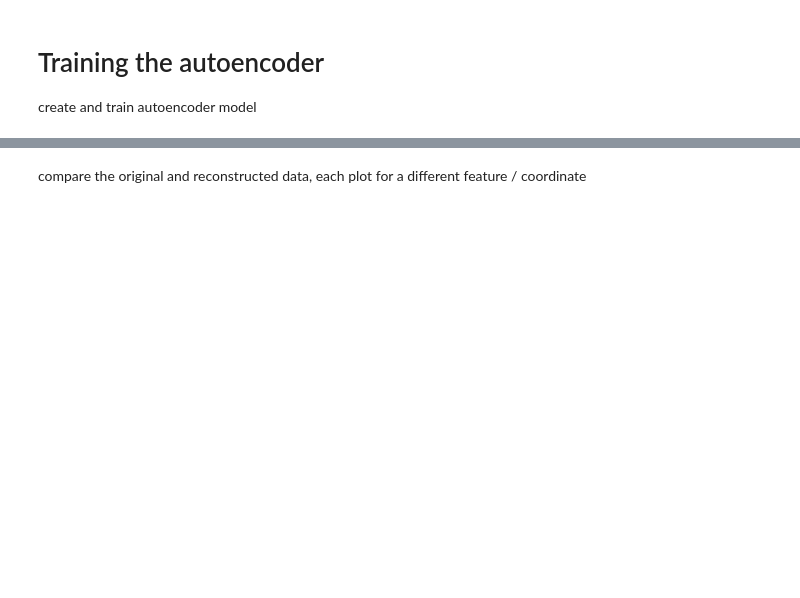
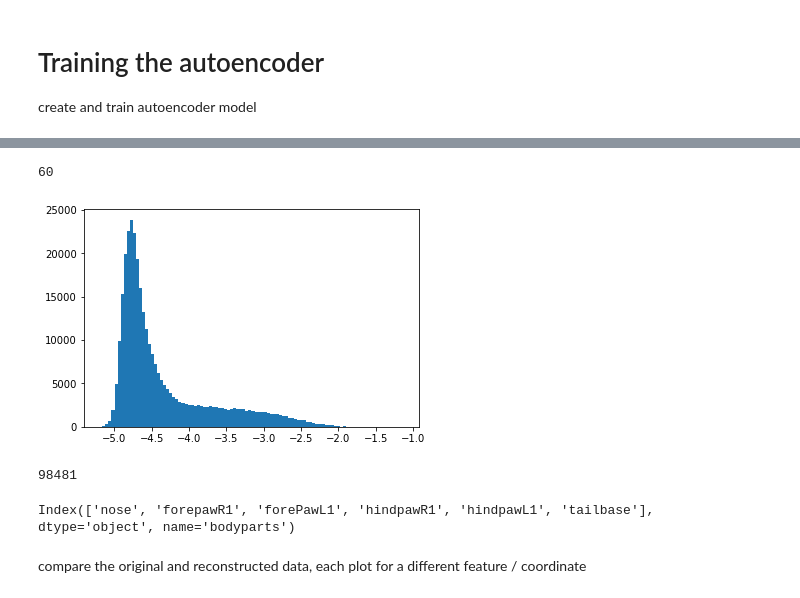
Before and after one commit to ysterin/deep_cluster, a Jupyter notebook: deep_cluster/autoencoder KMeans.ipynb, the cells around one changed output, grey strips where cells are left out. Cells and saved outputs as stored; diff of their text form; code cells hidden in the pictures; blank space fills up the shorter version.

```diff
--- a/deep_cluster/autoencoder KMeans.ipynb
+++ b/deep_cluster/autoencoder KMeans.ipynb
@@ -58,0 +95,12 @@ create and train autoencoder model
+# %%
+from simple_autoencoder import Autoencoder, PLAutoencoder
+from dataloader import LandmarksDataModule
+seqlen = 60
+to_drop = ['head', 'forepawR2', 'forePawL2', 'chest1', 'chest2', 'belly1', 'belly2', 'hindpawR2',
+           'hindpawR3', 'hindpawL2', 'hindpawL3', 'tail1', 'tail2','tail3']
+dm = LandmarksDataModule(landmark_files, seqlen=seqlen, step=3, to_drop=to_drop)
+dm.prepare_data()
+n_parts = len(dm.data_frames[0].columns.levels[0])
+model = PLAutoencoder(landmark_files, n_neurons=[2*n_parts*seqlen, 1024, 512, 30], lr=3e-4, patience=20, dropout=0.0)
+trainer = pl.Trainer(gpus=1, progress_bar_refresh_rate=10, max_epochs=20, logger=pl.loggers.WandbLogger("landmarks autoencoder"), log_every_n_steps=1)
+# trainer.fit(model)
@@ -58,0 +111,2 @@ create and train autoencoder model
+# %%
+trainer.fit(model, dm)
@@ -74,3 +162,45 @@ torch.save(model.state_dict(), model_dir / 'model.pt')
+# %%
+from torch.utils.data import Dataset, ConcatDataset, Subset
+import bisect
+
+def find_sub_dataset(ds: ConcatDataset, idx):
+    dataset_idx = bisect.bisect_right(ds.cumulative_sizes, idx)
+    if dataset_idx == 0:
+        sample_idx = idx
+    else:
+        sample_idx = idx - ds.cumulative_sizes[dataset_idx - 1]
+    return ds.datasets[dataset_idx], sample_idx
+
+def find_frame(ds, idx):
+    ds, idx = find_sub_dataset(ds, idx)
+    if isinstance(ds, Subset):
+        ds, idx = ds.dataset, ds.indices[idx]
+    ds, idx = find_sub_dataset(ds, idx)
+    video_file = ds.data_frame.attrs['video_file']
+    frame_idxs = ds.get_indexes(idx)
+    return video_file, frame_idxs
+
+
+from scipy import signal as sig
+energies = np.zeros(len(dm.all_ds))
+for i, item in enumerate(dm.all_ds):
+    item = item.reshape((dm.seqlen, -1))
+    ff, Pxx = sig.periodogram(item.T, fs=dm.fps)
+    energies[i] = Pxx.T[:10].mean()
+# %%
+plt.hist(np.log10(energies), bins=100)
+dm.seqlen
+# %% [output]
+60
+[figure, added]
+# %%
+np.where(energies > 5e-3)[0][643]
+# %% [output]
+98481
+# %%
+dm.data_frames[0].columns.levels[0]
+# %% [output]
+Index(['nose', 'forepawR1', 'forePawL1', 'hindpawR1', 'hindpawL1', 'tailbase'], dtype='object', name='bodyparts')
 # %% [markdown]
 compare the original and reconstructed data, each plot for a different feature / coordinate
 # %%
```
Also changed, not shown: parts of 19 cells of this notebook, 14 other files.
